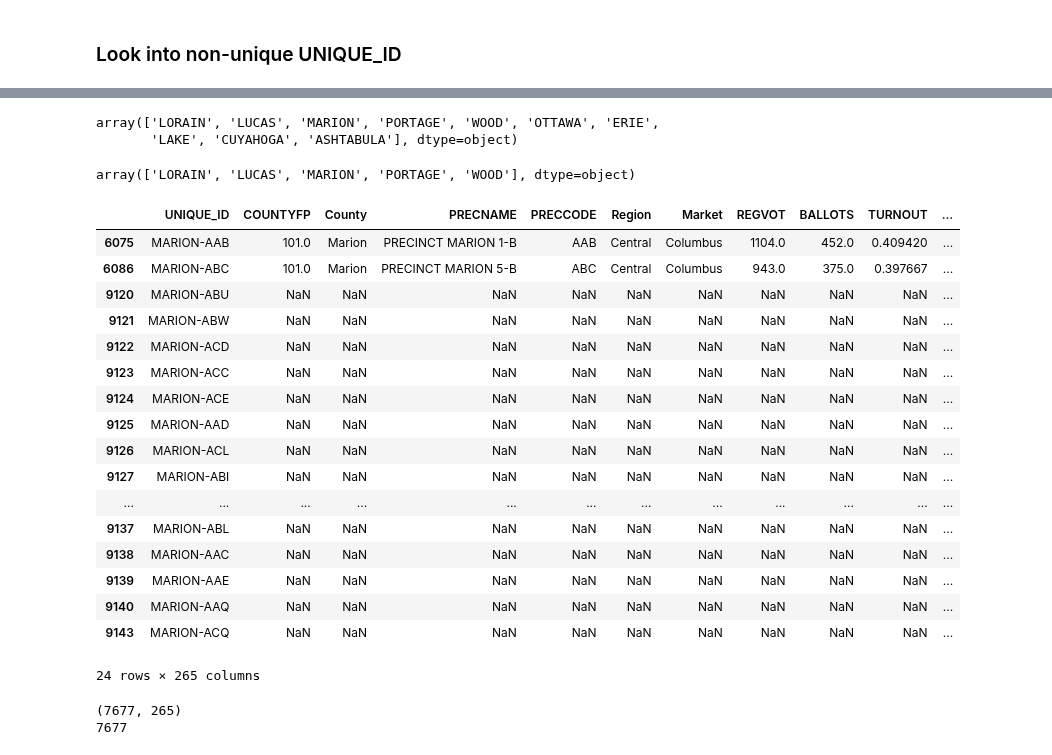
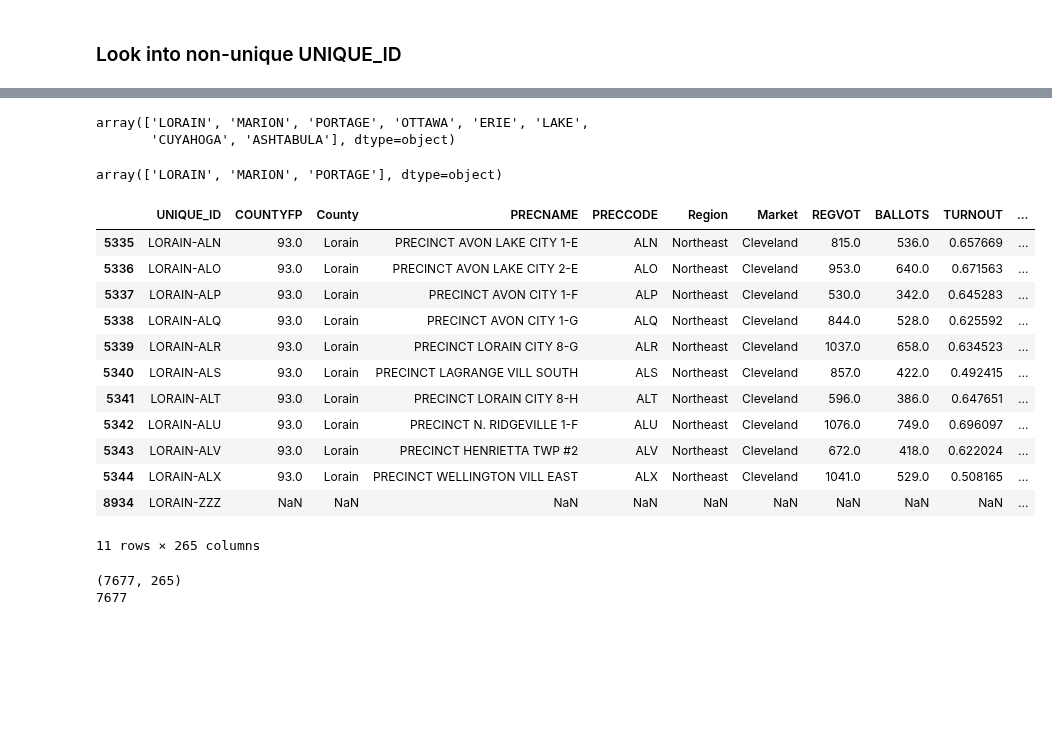
Before and after one commit to nonpartisan-redistricting-datahub/pber_collection, a Jupyter notebook: OH/2022/oh_boundaries_prec_matching.ipynb, the cells around one changed output, grey strips where cells are left out. Cells and saved outputs as stored; diff of their text form; code cells hidden in the pictures; blank space fills up the shorter version.

```diff
--- a/OH/2022/oh_boundaries_prec_matching.ipynb
+++ b/OH/2022/oh_boundaries_prec_matching.ipynb
@@ -513,7 +485,7 @@ clermont = gp.read_file("boundaries/clermont_precincts_2023/VotingPrecincts.shp"
 clermont['prec_id'] = clermont["PRECINCT"].str.upper().str.replace("TWP","TOWNSHIP")
 clermont['county'] = "CLERMONT"
 clermont["UNIQUE_ID"] = clermont['county']+"-"+clermont["prec_id"]
-clermont = clermont.dissolve[by = "UNIQUE_ID"].reset_index()
+clermont = clermont.dissolve(by="UNIQUE_ID").reset_index()
 clermont = clermont.to_crs(bound20_reused_counties_gdf.crs)
 
 
@@ -640,7 +612,7 @@ pickaway["prec_id"] = pickaway["NAME"]
 #pickaway.loc[~pickaway["NAME"].isna()].plot()
 #pickaway.plot()
 #DISSOLVE BY PREC + cut out NA
-pickaway = pickaway.loc[~pickaway["NAME"].isna()].dissolve(by="prec_id").reset_index()
+pickaway = pickaway.loc[~pickaway["NAME"].isna()].dissolve(by="prec_id").reset_index().to_crs(bound20_reused_counties_gdf.crs)
 pickaway["county"] = "PICKAWAY"
 pickaway["UNIQUE_ID"] = pickaway["county"]+"-"+pickaway["prec_id"]
 
@@ -674,12 +646,12 @@ wood_dict_df = pd.read_csv("./boundaries/wood_precincts_2022/Wood_precinctMatchi
 wood_dict = pd.Series(wood_dict_df["SoS name"].values, index=wood_dict_df["WoodPrecinctNo"]).to_dict()
 wood["prec_id"] = wood["PCT"].map(wood_dict)
 #Dissolve
-wood = wood.dissolve(by="prec_id").reset_index()
+wood = wood.dissolve(by="prec_id").reset_index().to_crs(bound20_reused_counties_gdf.crs)
 wood["county"] = "WOOD"
 wood["UNIQUE_ID"] = wood["county"]+"-"+wood["prec_id"]
 
 
 #Check if uniqueness/match fixed
-too_many_polygons = [brwon, butler, clermont, cuyahoga, erie, miami, montgomery, medina, pickaway, stark, wood]
+too_many_polygons = [brown, butler, clermont, cuyahoga, erie, miami, montgomery, medina, pickaway, stark, wood]
 check_precid_uniqueness(too_many_polygons)
 # %% [output]
@@ -933,7 +960,7 @@ bound20_reused_counties_gdf.loc[bound20_reused_counties_gdf["UNIQUE_ID"]== "LUCA
 
 
 #Note to_checkout to be removed
-wip_full_match_list = full_match_22_bound + too_many_polygons + [bound20_reused_counties_gdf] + to_checkout
+wip_full_match_list = full_match_22_bound + too_many_polygons + [bound20_reused_counties_gdf]
 wip_full_match_gdf = gp.GeoDataFrame(pd.concat(wip_full_match_list, ignore_index=True), crs=bound20_reused_counties_gdf.crs)
 wip_full_match_gdf = wip_full_match_gdf[["UNIQUE_ID", "prec_id", "county", "COUNTYFP20", "COUNTYNM", "geometry"]]
 
@@ -988,39 +1036,34 @@ wip_pber_merge[wip_pber_merge["_merge"]!="both"]
 # %%
 wip_pber_merge["county"][wip_pber_merge["_merge"]!="both"].unique()
 # %% [output]
-array(['LORAIN', 'LUCAS', 'MARION', 'PORTAGE', 'WOOD', 'OTTAWA', 'ERIE',
-       'LAKE', 'CUYAHOGA', 'ASHTABULA'], dtype=object)
+array(['LORAIN', 'MARION', 'PORTAGE', 'OTTAWA', 'ERIE', 'LAKE',
+       'CUYAHOGA', 'ASHTABULA'], dtype=object)
 # %%
 wip_pber_merge["county"][(wip_pber_merge["_merge"]!="both")&(~wip_pber_merge["UNIQUE_ID"].str.contains("ZZZ"))].unique()
 # %% [output]
-array(['LORAIN', 'LUCAS', 'MARION', 'PORTAGE', 'WOOD'], dtype=object)
+array(['LORAIN', 'MARION', 'PORTAGE'], dtype=object)
 # %%
 #Portage and Wood known WIP
 #Lucas addressed above - temporary fix - should this be modified?
 #Look further into: Lorain, , Marion
 #[wip_pber_merge.columns[wip_pber_merge.columns.str.startswith("G")]]
-#wip_pber_merge[(wip_pber_merge["_merge"]!="both")&(wip_pber_merge["county"]=="LORAIN")]
+wip_pber_merge[(wip_pber_merge["_merge"]!="both")&(wip_pber_merge["county"]=="LORAIN")]
 
-wip_pber_merge[(wip_pber_merge["_merge"]!="both")&(wip_pber_merge["county"]=="MARION")]
+#wip_pber_merge[(wip_pber_merge["_merge"]!="both")&(wip_pber_merge["county"]=="MARION")]
 # %% [output]
 |  | UNIQUE_ID | COUNTYFP | County | PRECNAME | PRECCODE | Region | Market | REGVOT | BALLOTS | TURNOUT | ... |
-| 6075 | MARION-AAB | 101.0 | Marion | PRECINCT MARION 1-B | AAB | Central | Columbus | 1104.0 | 452.0 | 0.409420 | ... |
-| 6086 | MARION-ABC | 101.0 | Marion | PRECINCT MARION 5-B | ABC | Central | Columbus | 943.0 | 375.0 | 0.397667 | ... |
-| 9120 | MARION-ABU | NaN | NaN | NaN | NaN | NaN | NaN | NaN | NaN | NaN | ... |
-| 9121 | MARION-ABW | NaN | NaN | NaN | NaN | NaN | NaN | NaN | NaN | NaN | ... |
-| 9122 | MARION-ACD | NaN | NaN | NaN | NaN | NaN | NaN | NaN | NaN | NaN | ... |
-| 9123 | MARION-ACC | NaN | NaN | NaN | NaN | NaN | NaN | NaN | NaN | NaN | ... |
-| 9124 | MARION-ACE | NaN | NaN | NaN | NaN | NaN | NaN | NaN | NaN | NaN | ... |
-| 9125 | MARION-AAD | NaN | NaN | NaN | NaN | NaN | NaN | NaN | NaN | NaN | ... |
-| 9126 | MARION-ACL | NaN | NaN | NaN | NaN | NaN | NaN | NaN | NaN | NaN | ... |
-| 9127 | MARION-ABI | NaN | NaN | NaN | NaN | NaN | NaN | NaN | NaN | NaN | ... |
-| ... | ... | ... | ... | ... | ... | ... | ... | ... | ... | ... | ... |
-| 9137 | MARION-ABL | NaN | NaN | NaN | NaN | NaN | NaN | NaN | NaN | NaN | ... |
-| 9138 | MARION-AAC | NaN | NaN | NaN | NaN | NaN | NaN | NaN | NaN | NaN | ... |
-| 9139 | MARION-AAE | NaN | NaN | NaN | NaN | NaN | NaN | NaN | NaN | NaN | ... |
-| 9140 | MARION-AAQ | NaN | NaN | NaN | NaN | NaN | NaN | NaN | NaN | NaN | ... |
-| 9143 | MARION-ACQ | NaN | NaN | NaN | NaN | NaN | NaN | NaN | NaN | NaN | ... |
+| 5335 | LORAIN-ALN | 93.0 | Lorain | PRECINCT AVON LAKE CITY 1-E | ALN | Northeast | Cleveland | 815.0 | 536.0 | 0.657669 | ... |
+| 5336 | LORAIN-ALO | 93.0 | Lorain | PRECINCT AVON LAKE CITY 2-E | ALO | Northeast | Cleveland | 953.0 | 640.0 | 0.671563 | ... |
+| 5337 | LORAIN-ALP | 93.0 | Lorain | PRECINCT AVON CITY 1-F | ALP | Northeast | Cleveland | 530.0 | 342.0 | 0.645283 | ... |
+| 5338 | LORAIN-ALQ | 93.0 | Lorain | PRECINCT AVON CITY 1-G | ALQ | Northeast | Cleveland | 844.0 | 528.0 | 0.625592 | ... |
+| 5339 | LORAIN-ALR | 93.0 | Lorain | PRECINCT LORAIN CITY 8-G | ALR | Northeast | Cleveland | 1037.0 | 658.0 | 0.634523 | ... |
+| 5340 | LORAIN-ALS | 93.0 | Lorain | PRECINCT LAGRANGE VILL SOUTH | ALS | Northeast | Cleveland | 857.0 | 422.0 | 0.492415 | ... |
+| 5341 | LORAIN-ALT | 93.0 | Lorain | PRECINCT LORAIN CITY 8-H | ALT | Northeast | Cleveland | 596.0 | 386.0 | 0.647651 | ... |
+| 5342 | LORAIN-ALU | 93.0 | Lorain | PRECINCT N. RIDGEVILLE 1-F | ALU | Northeast | Cleveland | 1076.0 | 749.0 | 0.696097 | ... |
+| 5343 | LORAIN-ALV | 93.0 | Lorain | PRECINCT HENRIETTA TWP #2 | ALV | Northeast | Cleveland | 672.0 | 418.0 | 0.622024 | ... |
+| 5344 | LORAIN-ALX | 93.0 | Lorain | PRECINCT WELLINGTON VILL EAST | ALX | Northeast | Cleveland | 1041.0 | 529.0 | 0.508165 | ... |
+| 8934 | LORAIN-ZZZ | NaN | NaN | NaN | NaN | NaN | NaN | NaN | NaN | NaN | ... |
-24 rows × 265 columns
+11 rows × 265 columns
 # %%
 gg = wip_pber_merge[~wip_pber_merge["county"].isin(['LORAIN', 'LUCAS', 'MARION', 'PORTAGE', 'WOOD', "CLERMONT","BROWN","STARK"])]
 print(gg.shape)
```
Also changed, not shown: parts of 20 cells of this notebook.
